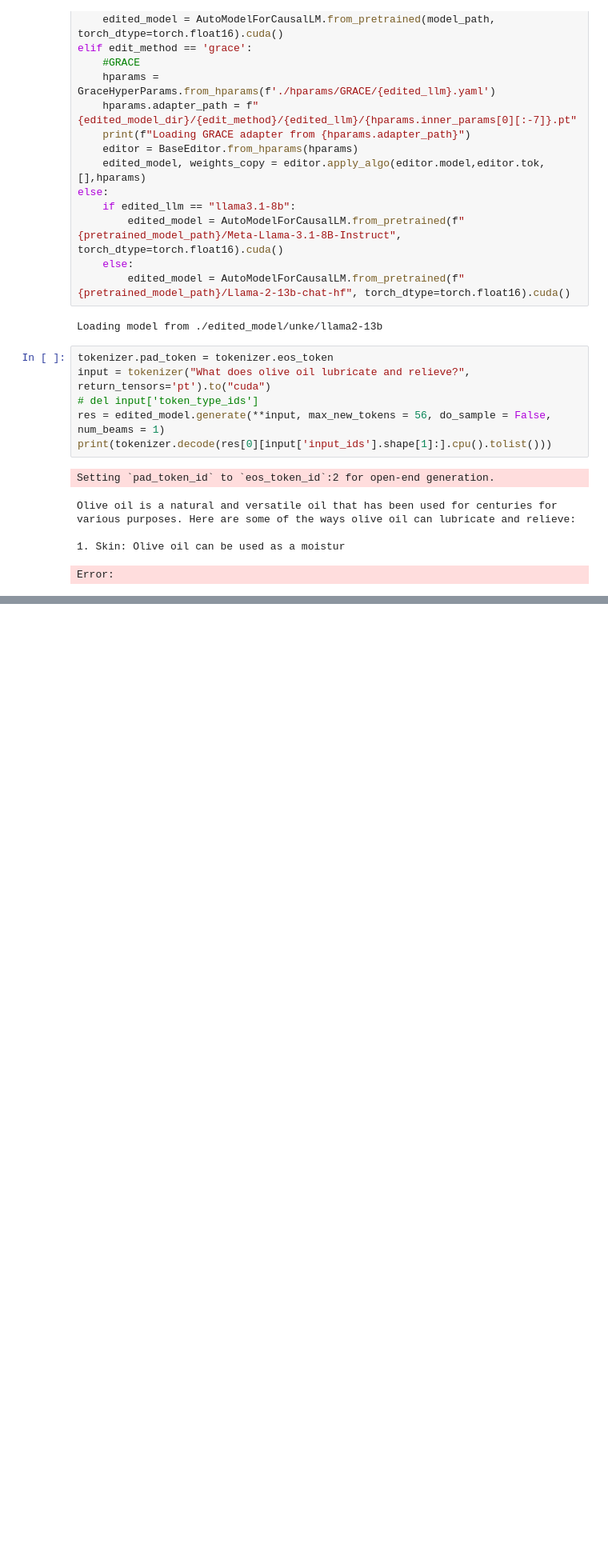
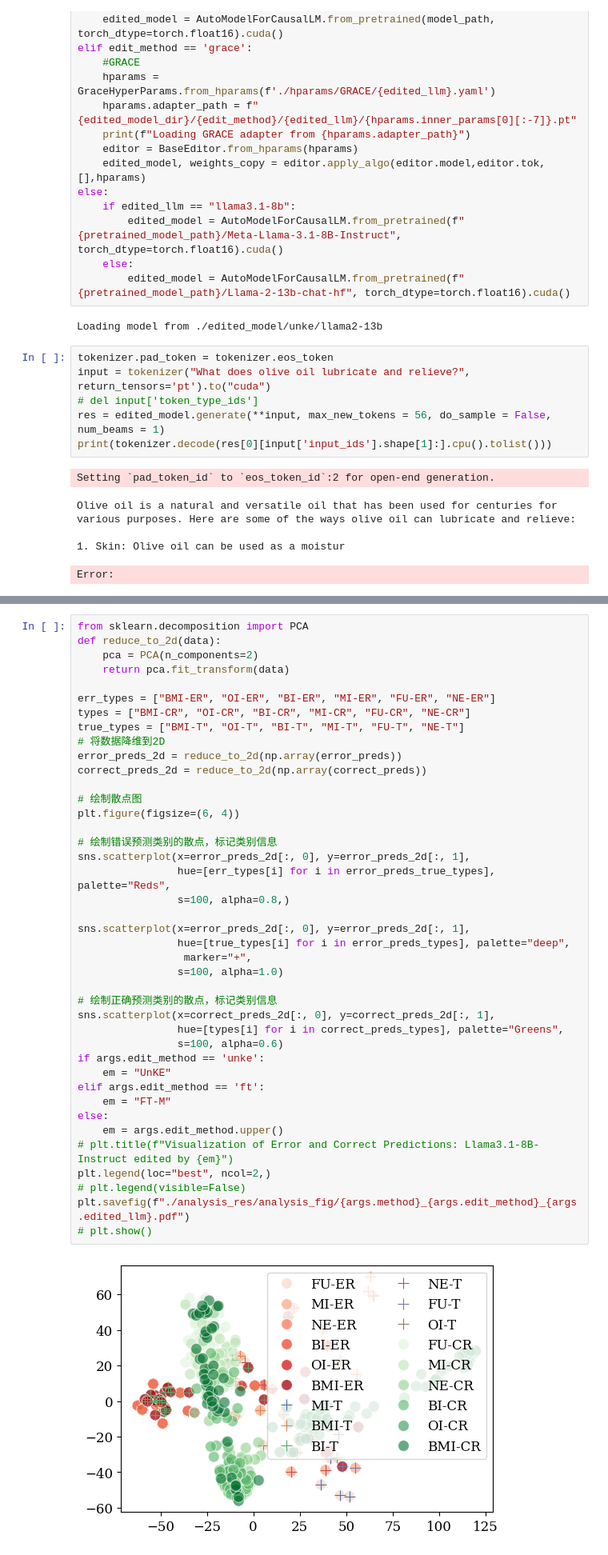
Before and after one commit to xpq-tech/KETI, a Jupyter notebook: analysis.ipynb, the cells around one changed output, grey strips where cells are left out. Shown at 80% size. Cells and saved outputs as stored; diff of their text form; blank space fills up the shorter version.

```diff
--- a/analysis.ipynb
+++ b/analysis.ipynb
@@ -599,0 +1145,43 @@ Error:
+# %%
+from sklearn.decomposition import PCA
+def reduce_to_2d(data):
+    pca = PCA(n_components=2)
+    return pca.fit_transform(data)
+
+err_types = ["BMI-ER", "OI-ER", "BI-ER", "MI-ER", "FU-ER", "NE-ER"]
+types = ["BMI-CR", "OI-CR", "BI-CR", "MI-CR", "FU-CR", "NE-CR"]
+true_types = ["BMI-T", "OI-T", "BI-T", "MI-T", "FU-T", "NE-T"]
+# 将数据降维到2D
+error_preds_2d = reduce_to_2d(np.array(error_preds))
+correct_preds_2d = reduce_to_2d(np.array(correct_preds))
+
+# 绘制散点图
+plt.figure(figsize=(6, 4))
+
+# 绘制错误预测类别的散点，标记类别信息
+sns.scatterplot(x=error_preds_2d[:, 0], y=error_preds_2d[:, 1],
+                hue=[err_types[i] for i in error_preds_true_types], palette="Reds",
+                s=100, alpha=0.8,)
+
+sns.scatterplot(x=error_preds_2d[:, 0], y=error_preds_2d[:, 1],
+                hue=[true_types[i] for i in error_preds_types], palette="deep",
+                 marker="+",
+                s=100, alpha=1.0)
+
+# 绘制正确预测类别的散点，标记类别信息
+sns.scatterplot(x=correct_preds_2d[:, 0], y=correct_preds_2d[:, 1],
+                hue=[types[i] for i in correct_preds_types], palette="Greens",
+                s=100, alpha=0.6)
+if args.edit_method == 'unke':
+    em = "UnKE"
+elif args.edit_method == 'ft':
+    em = "FT-M"
+else:
+    em = args.edit_method.upper()
+# plt.title(f"Visualization of Error and Correct Predictions: Llama3.1-8B-Instruct edited by {em}")
+plt.legend(loc="best", ncol=2,)
+# plt.legend(visible=False)
+plt.savefig(f"./analysis_res/analysis_fig/{args.method}_{args.edit_method}_{args.edited_llm}.pdf")
+# plt.show()
+# %% [output]
+[figure, added]
```
Also changed, not shown: parts of 15 cells of this notebook, 12 other files.
